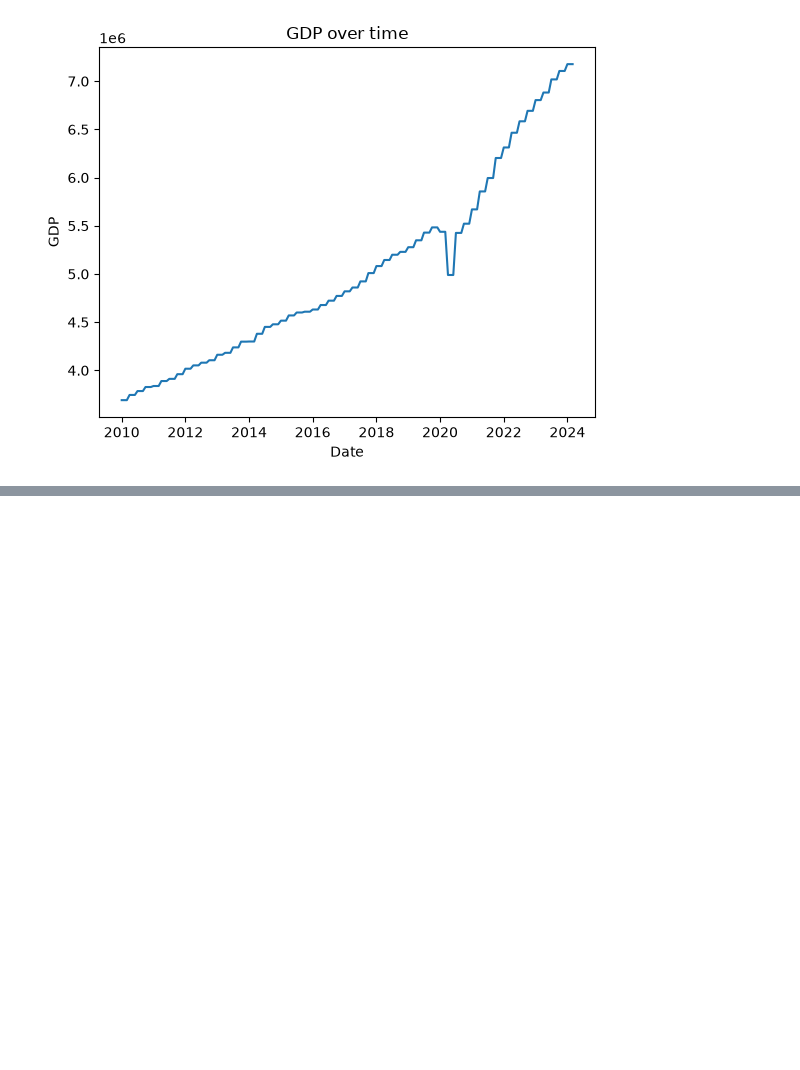
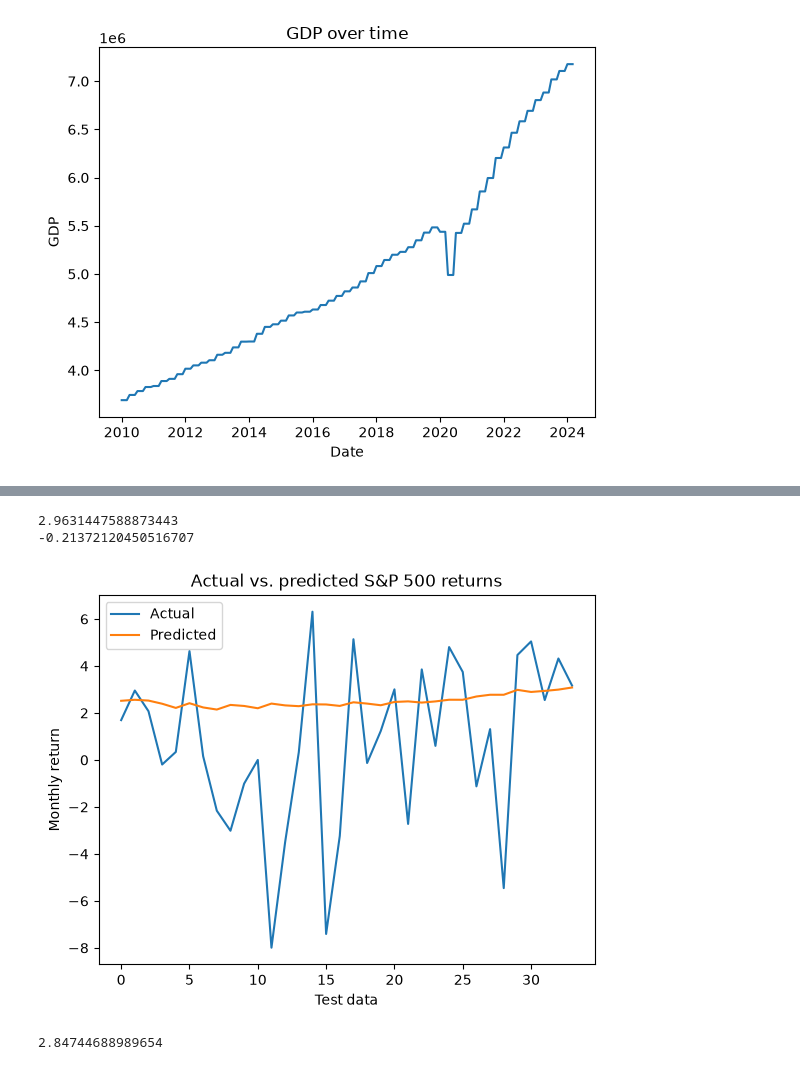
Before and after one commit to dseo98/stock-market_analysis, a Jupyter notebook: stock_analysis.ipynb, the cells around one changed output, grey strips where cells are left out. Saved outputs shown, nothing was run; the diff lists cells and outputs as text; code cells hidden in the pictures; blank space fills up the shorter version.

```diff
--- a/stock_analysis.ipynb
+++ b/stock_analysis.ipynb
@@ -300,0 +377,9 @@ plt.show()
+# %%
+# lagged economic indicators
+data["CPI_Lag1"] = data["CPI"].shift(1)
+data["Unemployment_Lag1"] = data["Unemployment"].shift(1)
+data["Interest_Rate_Lag1"] = data["Interest_Rate"].shift(1)
+data["GDP_Lag1"] = data["GDP"].shift(1)
+
+data = data.dropna()
+print(data.head())
@@ -300,0 +456,17 @@ plt.show()
+# %%
+from sklearn.linear_model import LinearRegression
+
+model = LinearRegression()
+model.fit(X_train, y_train)
+
+# Predict S&P 500 returns
+y_pred = model.predict(X_test)
+print(y_pred)
+
+# actual vspredicted returns
+comparison = pd.DataFrame({
+    "Actual": y_test,
+    "Predicted": y_pred
+}, index=y_test.index)
+
+print(comparison)
@@ -300,0 +491,48 @@ plt.show()
+# %%
+# prediction errors
+errors = y_test - y_pred
+
+# abs errors
+absolute_errors = abs(errors)
+
+# avg errors
+mae = absolute_errors.mean()
+print(mae)
+
+# R^2
+r2 = model.score(X_test, y_test)
+
+print(r2)
+# %% [output]
+2.9631447588873443
+-0.21372120450516707
+# %%
+plt.figure()
+
+plt.plot(y_test.values, label="Actual")
+plt.plot(y_pred, label="Predicted")
+
+plt.title("Actual vs. predicted S&P 500 returns")
+plt.xlabel("Test data")
+plt.ylabel("Monthly return")
+plt.legend()
+
+plt.show()
+# %% [output]
+[figure, added]
+# %%
+# avg return in training data
+average_return = y_train.mean()
+
+# predict using the average return
+baseline_pred = [average_return] * len(y_test)
+
+# prediction error
+baseline_errors = y_test - baseline_pred
+
+# MAE
+baseline_mae = abs(baseline_errors).mean()
+
+print( baseline_mae)
+# %% [output]
+2.84744688989654
```
Also changed, not shown: parts of 15 cells of this notebook.
